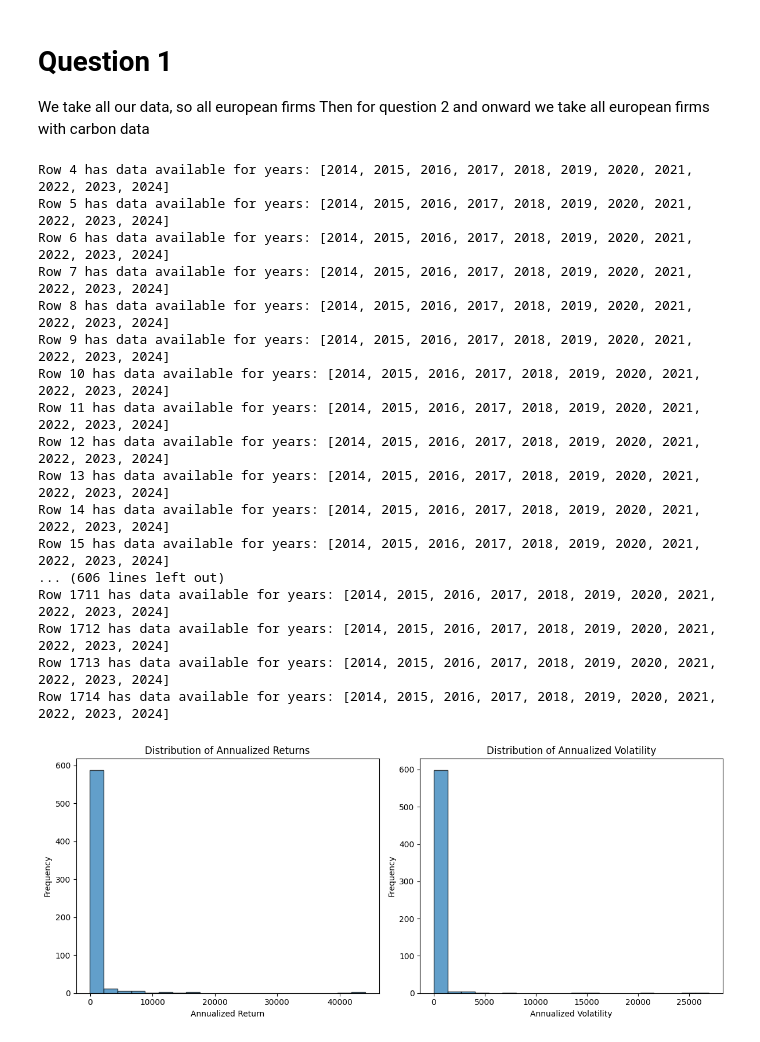
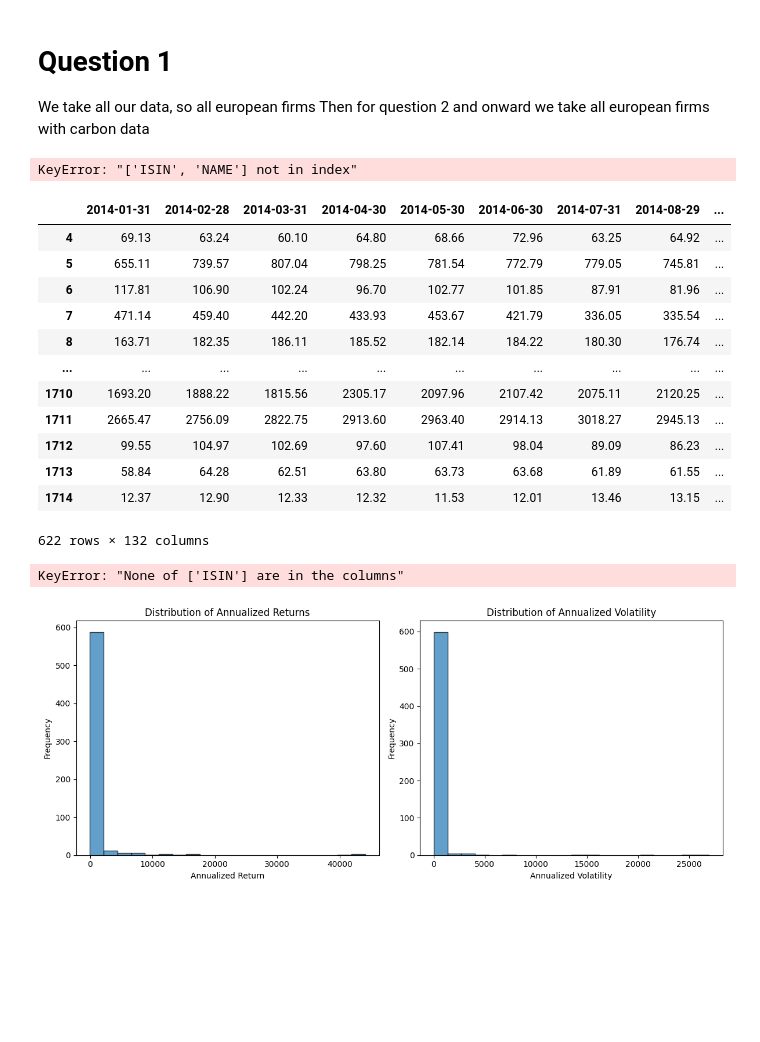
Before and after one commit to baertsch/FIN-429, a Jupyter notebook: Homework1.ipynb, the cells around one changed output. Cells and saved outputs as stored; diff of their text form; code cells hidden in the pictures; blank space fills up the shorter version.

```diff
--- a/Homework1.ipynb
+++ b/Homework1.ipynb
@@ -82,49 +67,54 @@ We take all our data, so all european firms
 Then for question 2 and onward we take all european firms with carbon data
 # %%
 
-# Assuming ri_m is your DataFrame
 # Convert column names to datetime
 ri_m.columns = pd.to_datetime(ri_m.columns, errors='coerce')
 
 # Filter columns between 2014 and 2024
-filtered_ri_m = ri_m.loc[:, (ri_m.columns.year >= 2014) & (ri_m.columns.year <= 2024)]
+years2014_2024= ri_m.columns[(ri_m.columns.year >= 2014) & (ri_m.columns.year <= 2024)]
+
+columns_to_keep = ['ISIN', 'NAME'] + years2014_2024.tolist()
+
+filtered_ri_m = ri_m[columns_to_keep]
+
 
 # Function to check available years for each row
 def check_available_years(row):
     available_years = row.dropna().index.year
-    return available_years.unique()
+    return available_years.nunique()
 
 # Apply the function to each row
 available_years_per_row = filtered_ri_m.apply(check_available_years, axis=1)
 
 # Print the available years for each row
-for index, years in available_years_per_row.items():
-    print(f"Row {index} has data available for years: {years.tolist()}")
+#for index, years in available_years_per_row.items():
+    #print(f"Row {index} has data available for years: {years.tolist()}")
+print(available_years_per_row)
 # %% [output]
-Row 4 has data available for years: [2014, 2015, 2016, 2017, 2018, 2019, 2020, 2021, 2022, 2023, 2024]
-Row 5 has data available for years: [2014, 2015, 2016, 2017, 2018, 2019, 2020, 2021, 2022, 2023, 2024]
-Row 6 has data available for years: [2014, 2015, 2016, 2017, 2018, 2019, 2020, 2021, 2022, 2023, 2024]
-Row 7 has data available for years: [2014, 2015, 2016, 2017, 2018, 2019, 2020, 2021, 2022, 2023, 2024]
-Row 8 has data available for years: [2014, 2015, 2016, 2017, 2018, 2019, 2020, 2021, 2022, 2023, 2024]
-Row 9 has data available for years: [2014, 2015, 2016, 2017, 2018, 2019, 2020, 2021, 2022, 2023, 2024]
-Row 10 has data available for years: [2014, 2015, 2016, 2017, 2018, 2019, 2020, 2021, 2022, 2023, 2024]
-Row 11 has data available for years: [2014, 2015, 2016, 2017, 2018, 2019, 2020, 2021, 2022, 2023, 2024]
-Row 12 has data available for years: [2014, 2015, 2016, 2017, 2018, 2019, 2020, 2021, 2022, 2023, 2024]
-Row 13 has data available for years: [2014, 2015, 2016, 2017, 2018, 2019, 2020, 2021, 2022, 2023, 2024]
-Row 14 has data available for years: [2014, 2015, 2016, 2017, 2018, 2019, 2020, 2021, 2022, 2023, 2024]
-Row 15 has data available for years: [2014, 2015, 2016, 2017, 2018, 2019, 2020, 2021, 2022, 2023, 2024]
-... (606 lines left out)
-Row 1711 has data available for years: [2014, 2015, 2016, 2017, 2018, 2019, 2020, 2021, 2022, 2023, 2024]
-Row 1712 has data available for years: [2014, 2015, 2016, 2017, 2018, 2019, 2020, 2021, 2022, 2023, 2024]
-Row 1713 has data available for years: [2014, 2015, 2016, 2017, 2018, 2019, 2020, 2021, 2022, 2023, 2024]
-Row 1714 has data available for years: [2014, 2015, 2016, 2017, 2018, 2019, 2020, 2021, 2022, 2023, 2024]
+KeyError: "['ISIN', 'NAME'] not in index"
+# %%
+filtered_ri_m
+# %% [output]
+|  | 2014-01-31 | 2014-02-28 | 2014-03-31 | 2014-04-30 | 2014-05-30 | 2014-06-30 | 2014-07-31 | 2014-08-29 | ... |
+| 4 | 69.13 | 63.24 | 60.10 | 64.80 | 68.66 | 72.96 | 63.25 | 64.92 | ... |
+| 5 | 655.11 | 739.57 | 807.04 | 798.25 | 781.54 | 772.79 | 779.05 | 745.81 | ... |
+| 6 | 117.81 | 106.90 | 102.24 | 96.70 | 102.77 | 101.85 | 87.91 | 81.96 | ... |
+| 7 | 471.14 | 459.40 | 442.20 | 433.93 | 453.67 | 421.79 | 336.05 | 335.54 | ... |
+| 8 | 163.71 | 182.35 | 186.11 | 185.52 | 182.14 | 184.22 | 180.30 | 176.74 | ... |
+| ... | ... | ... | ... | ... | ... | ... | ... | ... | ... |
+| 1710 | 1693.20 | 1888.22 | 1815.56 | 2305.17 | 2097.96 | 2107.42 | 2075.11 | 2120.25 | ... |
+| 1711 | 2665.47 | 2756.09 | 2822.75 | 2913.60 | 2963.40 | 2914.13 | 3018.27 | 2945.13 | ... |
+| 1712 | 99.55 | 104.97 | 102.69 | 97.60 | 107.41 | 98.04 | 89.09 | 86.23 | ... |
+| 1713 | 58.84 | 64.28 | 62.51 | 63.80 | 63.73 | 63.68 | 61.89 | 61.55 | ... |
+| 1714 | 12.37 | 12.90 | 12.33 | 12.32 | 11.53 | 12.01 | 13.46 | 13.15 | ... |
+622 rows × 132 columns
 # %%
 def compute_returns(df):
     data = df.set_index("ISIN").drop(columns=["Country Code", "NAME"]).T
     returns = data.apply(lambda row: row[row.first_valid_index():].pct_change(), axis=1).T # Apply pct_change starting from the first non-NaN value onward for each row
     return returns
 
-monthly_returns = compute_returns(ri_m)
+monthly_returns = compute_returns(filtered_ri_m)
 monthly_returns
 
 # Compute Annualized Returns and Volatility
@@ -134,6 +124,8 @@ def annualized_stats(returns):
     return mean_return, volatility
 
 annualized_return, annualized_volatility = annualized_stats(monthly_returns)
+# %% [output]
+KeyError: "None of ['ISIN'] are in the columns"
 # %%
 stats_df = pd.DataFrame({
     "Annualized Return": annualized_return,
```
Also changed, not shown: parts of 2 cells of this notebook.
